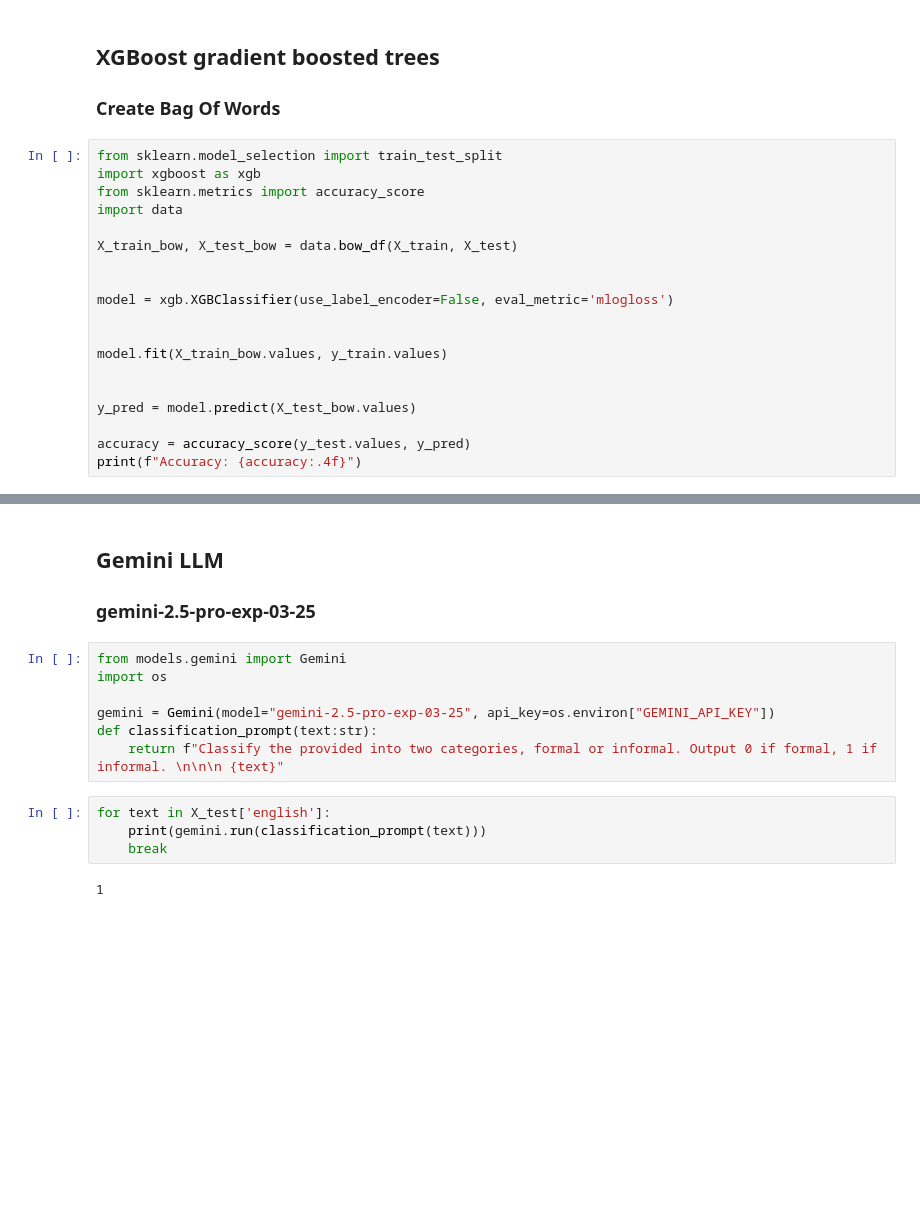
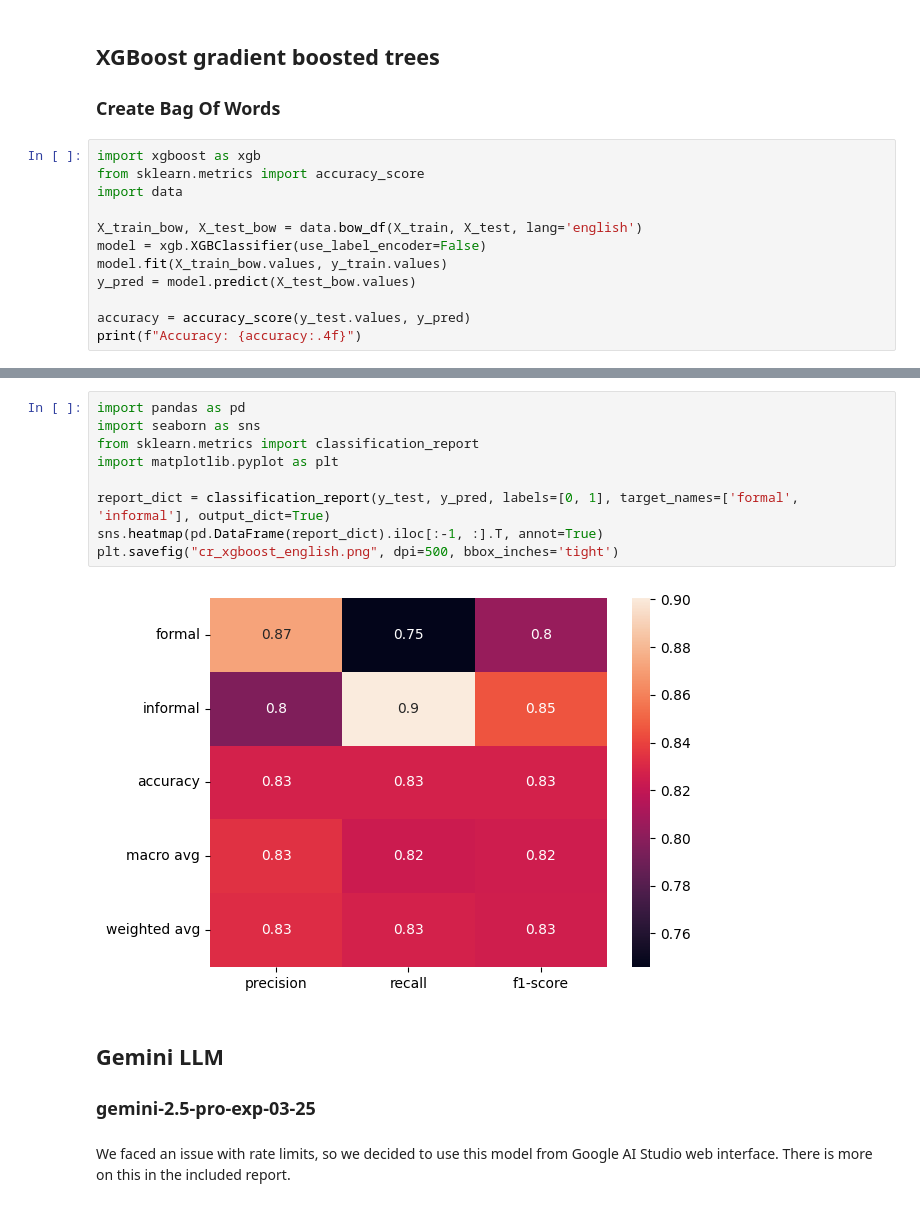
Before and after one commit to misosvec/formality-evaluation, a Jupyter notebook: src/training.ipynb, the cells around one changed output, grey strips where cells are left out. Drawn from its saved outputs; the diff is of its cells as text; blank space fills up the shorter version.

```diff
--- a/src/training.ipynb
+++ b/src/training.ipynb
@@ -17,20 +17,13 @@ X_train, X_test, y_train, y_test = train_test_split(X, y, test_size=0.20, random
 
 ### Create Bag Of Words
 # %%
-from sklearn.model_selection import train_test_split
 import xgboost as xgb
 from sklearn.metrics import accuracy_score
 import data
 
-X_train_bow, X_test_bow = data.bow_df(X_train, X_test)
-
-
-model = xgb.XGBClassifier(use_label_encoder=False, eval_metric='mlogloss')
-
-
+X_train_bow, X_test_bow = data.bow_df(X_train, X_test, lang='english')
+model = xgb.XGBClassifier(use_label_encoder=False)
 model.fit(X_train_bow.values, y_train.values)
-
-
 y_pred = model.predict(X_test_bow.values)
 
 accuracy = accuracy_score(y_test.values, y_pred)
@@ -46,16 +31,16 @@ Accuracy: 0.8190
+# %%
+import pandas as pd
+import seaborn as sns
+from sklearn.metrics import classification_report
+import matplotlib.pyplot as plt
+
+report_dict = classification_report(y_test, y_pred, labels=[0, 1], target_names=['formal', 'informal'], output_dict=True)
+sns.heatmap(pd.DataFrame(report_dict).iloc[:-1, :].T, annot=True)
+plt.savefig("cr_xgboost_english.png", dpi=500, bbox_inches='tight')
+# %% [output]
+[figure, added]
 # %% [markdown]
 ## Gemini LLM
 ### gemini-2.5-pro-exp-03-25
-# %%
-from models.gemini import Gemini
-import os
-
-gemini = Gemini(model="gemini-2.5-pro-exp-03-25", api_key=os.environ["GEMINI_API_KEY"])
-def classification_prompt(text:str):
-    return f"Classify the provided into two categories, formal or informal. Output 0 if formal, 1 if informal. \n\n\n {text}"
-# %%
-for text in X_test['english']:
-    print(gemini.run(classification_prompt(text)))
-    break
-# %% [output]
-1
+# %% [markdown]
+We faced an issue with rate limits, so we decided to use this model from Google AI Studio web interface. There is more on this in the included report.
```
Also changed, not shown: parts of 12 cells of this notebook, 7 other files.
